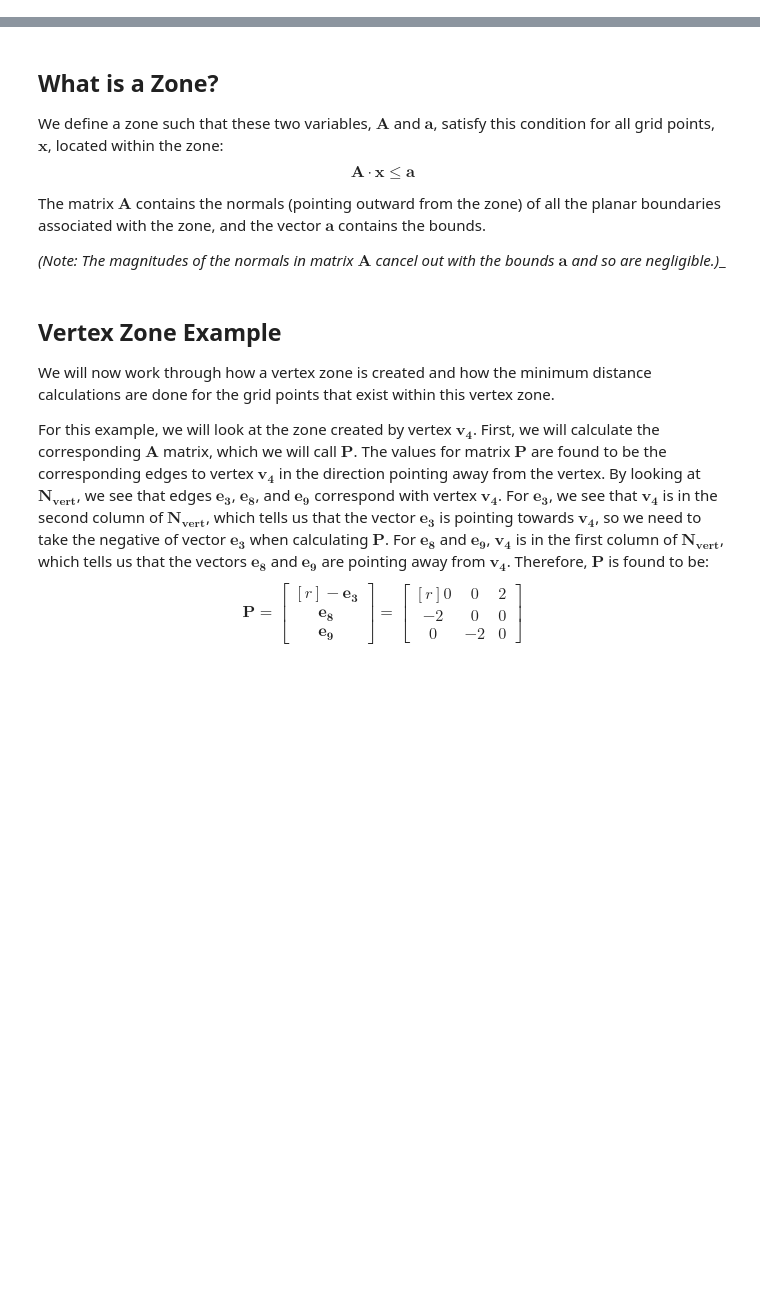
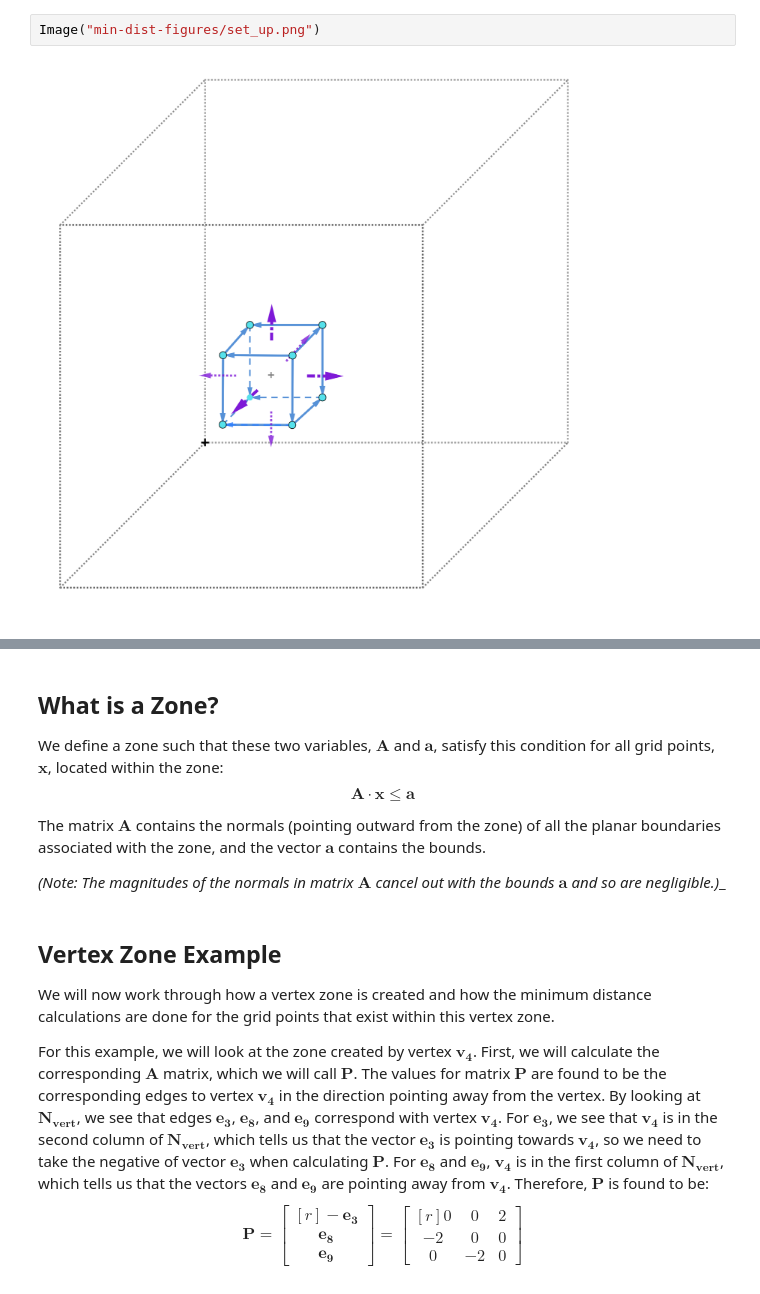
Before and after one commit to rynoliphant/Glotzergroup_code, a Jupyter notebook: markdown_work.ipynb, the cells around one changed output, grey strips where cells are left out. Saved outputs shown, nothing was run; the diff lists cells and outputs as text; blank space fills up the shorter version.

```diff
--- a/markdown_work.ipynb
+++ b/markdown_work.ipynb
@@ -6,3 +7,7 @@ This document serves to explain how the minimum distances are calculated by work
+# %%
+Image("min-dist-figures/set_up.png")
+# %% [output]
+[figure, added]
 # %% [markdown]
 ## Set up
 First, we need to define our system. For this example, we will have a single cube of position (3,3,3) inside a cubic periodic box of size 10x10x10.
```
Also changed, not shown: parts of 2 cells of this notebook.
